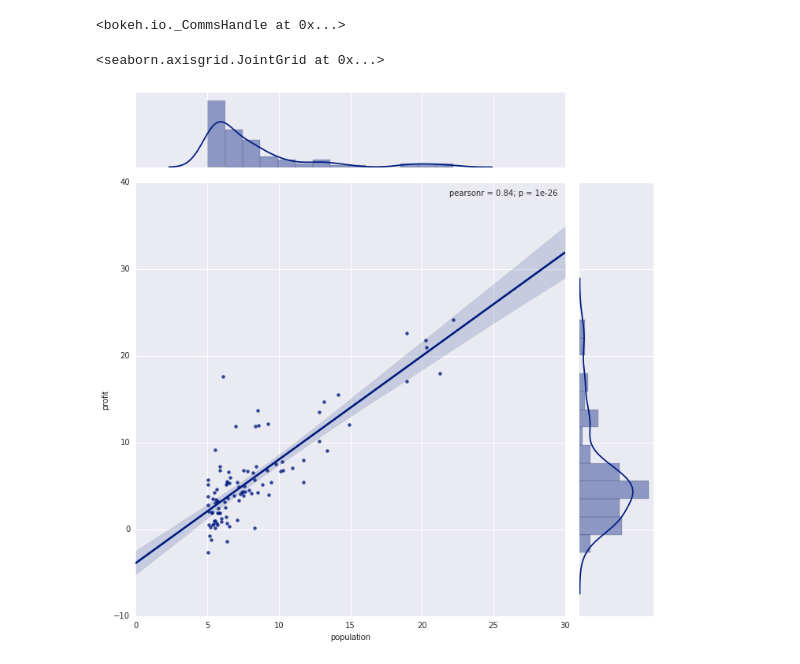
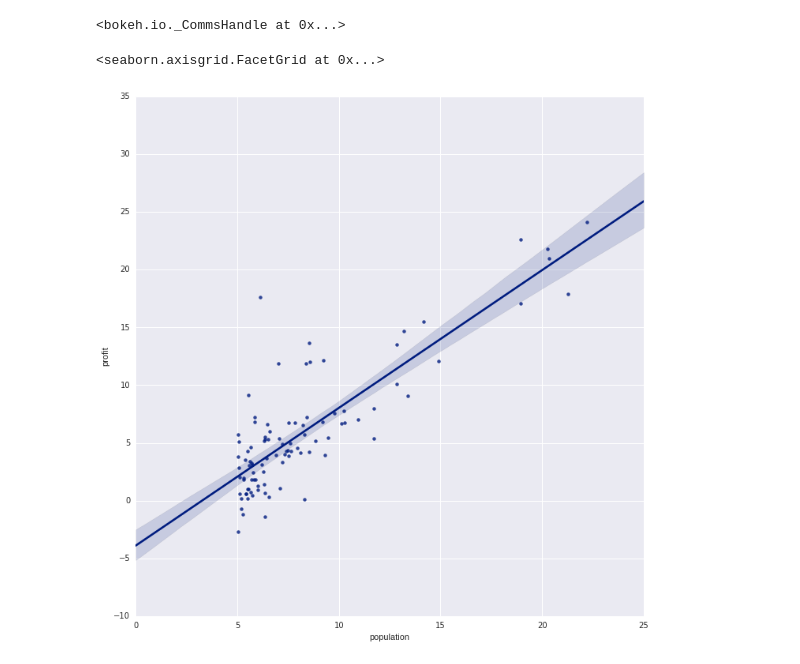
Before and after one commit to lukaemon/Coursera-ML-AndrewNg, a Jupyter notebook: machine-learning-ex1/1- visualize data.ipynb, the cells around one changed output. Cells and saved outputs as stored; diff of their text form; code cells hidden in the pictures.

```diff
--- a/machine-learning-ex1/1- visualize data.ipynb
+++ b/machine-learning-ex1/1- visualize data.ipynb
@@ -51,7 +51,7 @@ show(fig)
 import seaborn as sns
 sns.set(context="notebook", style="darkgrid", palette="dark")
 # %%
-sns.jointplot('population', 'profit', df, kind='reg', size=10)
+sns.lmplot('population', 'profit', df, size=10)
 # %% [output]
-<seaborn.axisgrid.JointGrid at 0x...>
+<seaborn.axisgrid.FacetGrid at 0x...>
-[figure, old version]
+[figure, new version]
```
Also changed, not shown: 13 other files.
